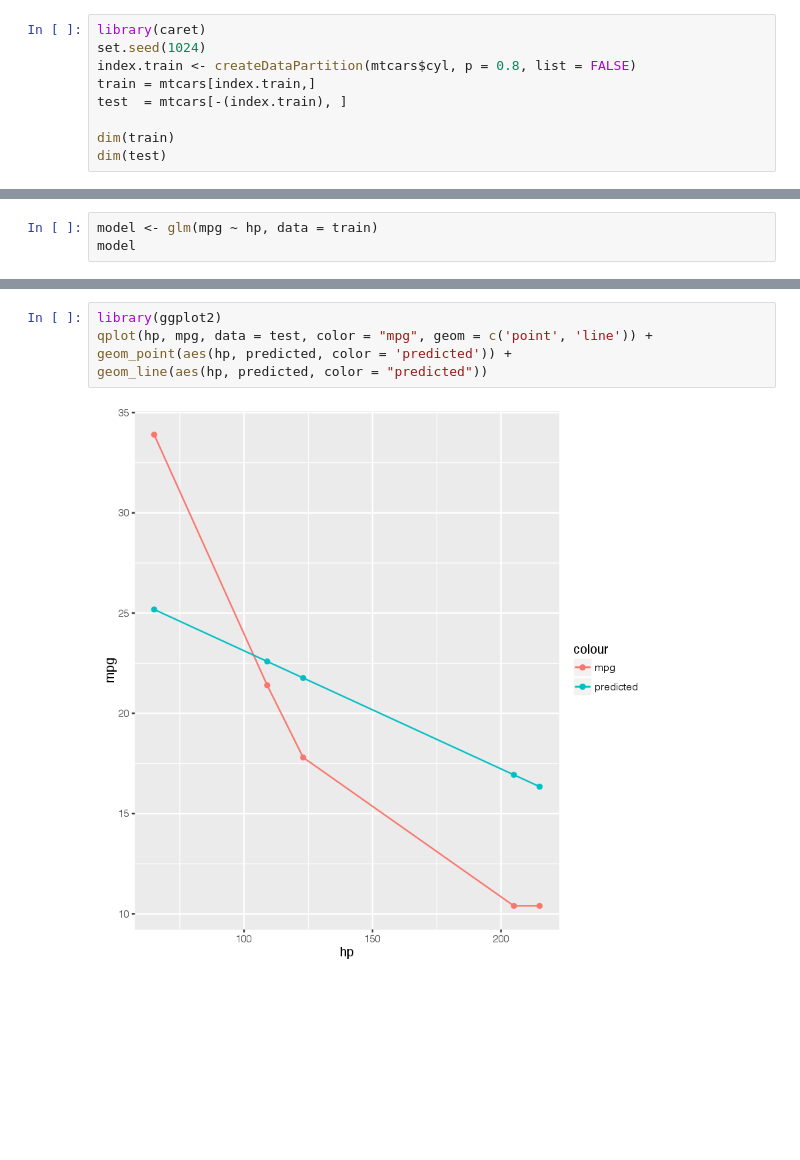
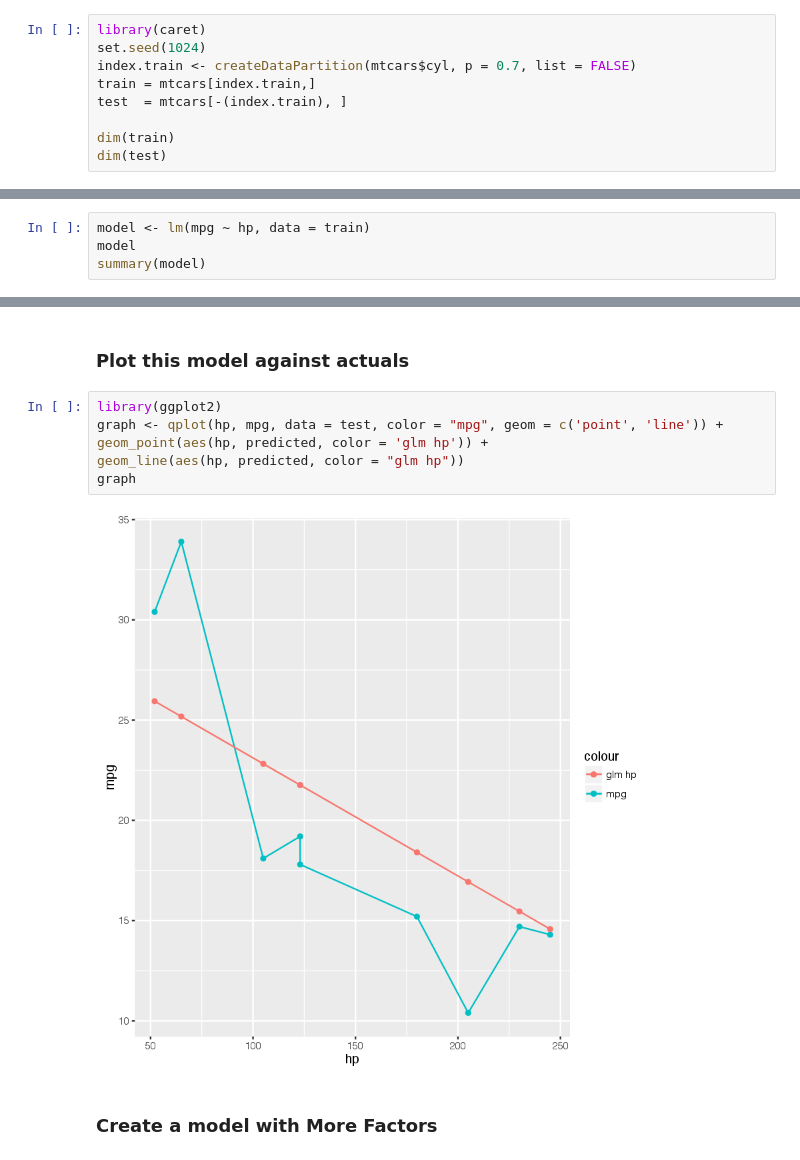
Before and after one commit to thoolihan/R-ML-Overview, a Jupyter notebook: Cars.ipynb, the cells around one changed output, grey strips where cells are left out. Drawn from its saved outputs; the diff is of its cells as text; blank space fills up the shorter version.

```diff
--- a/Cars.ipynb
+++ b/Cars.ipynb
@@ -28,7 +29,7 @@ dim(mtcars)
 # %%
 library(caret)
 set.seed(1024)
-index.train <- createDataPartition(mtcars$cyl, p = 0.8, list = FALSE)
+index.train <- createDataPartition(mtcars$cyl, p = 0.7, list = FALSE)
 train = mtcars[index.train,]
 test  = mtcars[-(index.train), ]
 
@@ -43,4 +45,5 @@ dim(test)
 # %%
-model <- glm(mpg ~ hp, data = train)
+model <- lm(mpg ~ hp, data = train)
 model
+summary(model)
 # %% [output]
@@ -72,7 +104,12 @@ test[, c('hp', 'mpg', 'predicted')]
+# %% [markdown]
+### Plot this model against actuals
 # %%
 library(ggplot2)
-qplot(hp, mpg, data = test, color = "mpg", geom = c('point', 'line')) +
-geom_point(aes(hp, predicted, color = 'predicted')) +
-geom_line(aes(hp, predicted, color = "predicted"))
+graph <- qplot(hp, mpg, data = test, color = "mpg", geom = c('point', 'line')) +
+geom_point(aes(hp, predicted, color = 'glm hp')) +
+geom_line(aes(hp, predicted, color = "glm hp"))
+graph
 # %% [output]
-[figure, old version]
+[figure, new version]
+# %% [markdown]
+### Create a model with More Factors
```
Also changed, not shown: parts of 20 cells of this notebook.
